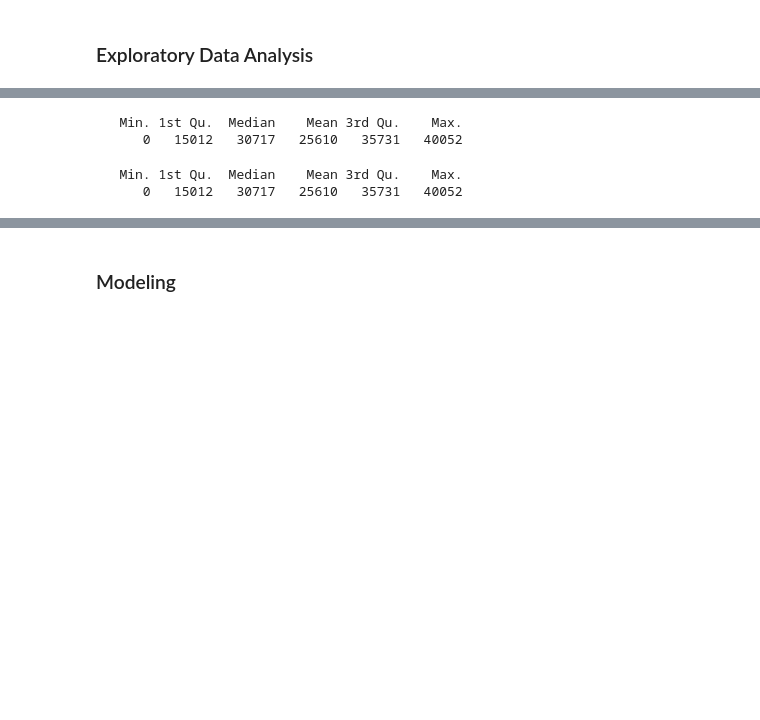
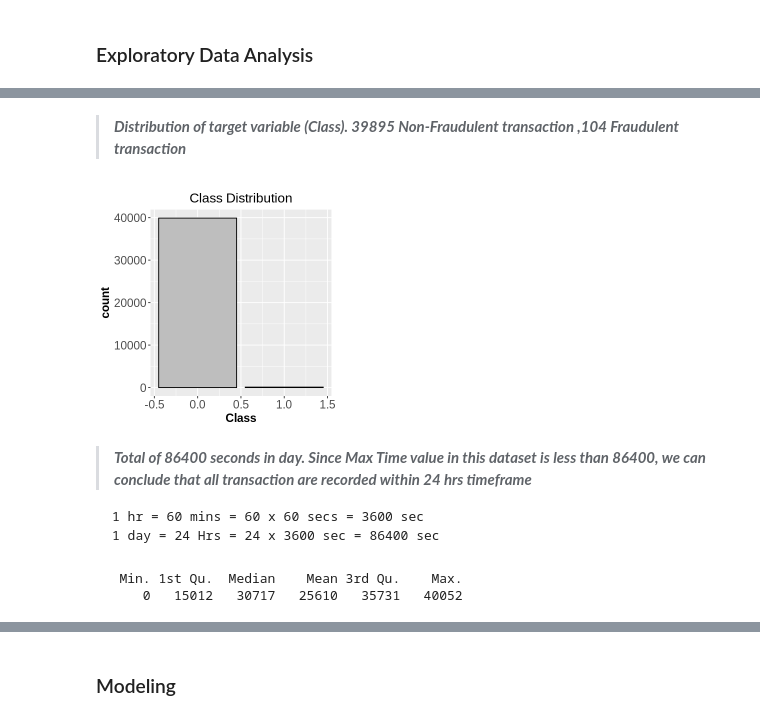
Before and after one commit to nagarajgn01/anomaly-detection-autoencoder-h2o, a Jupyter notebook: Fraud_Detection.ipynb, the cells around one changed output, grey strips where cells are left out. Cells and saved outputs as stored; diff of their text form; code cells hidden in the pictures; blank space fills up the shorter version.

````diff
--- a/Fraud_Detection.ipynb
+++ b/Fraud_Detection.ipynb
@@ -45,4 +68,4 @@ The following object is masked from ‘package:purrr’:
 # %%
-creditcard <- read.csv("creditcard1.csv")
+creditcard <- read.csv("creditcard.csv")
 # %% [markdown]
 ### Exploratory Data Analysis
@@ -54,3 +88,24 @@ creditcard %>% ggplot(aes(x = Class)) + geom_bar(color = "black", fill = "grey")
+# %% [markdown]
+> ***Distribution of target variable (Class).
+39895 Non-Fraudulent transaction ,104 Fraudulent transaction***
+# %%
+options(repr.plot.width=4, repr.plot.height=4)
+creditcard %>% ggplot(aes(x = Class)) +
+  geom_bar(color = "black", fill = "grey") +
+  theme(axis.text=element_text(size=14),
+        axis.title=element_text(size=14,face="bold"),
+        legend.text=element_text(size=14),
+        legend.title=element_text(size=14),
+        plot.title = element_text(size=16,hjust = 0.5)) +
+  ggtitle("Class Distribution")
+# %% [output]
+[figure, added]
+# %% [markdown]
+> ***Total of 86400 seconds in day. Since Max Time value in this dataset is less than 86400, we can conclude that all transaction are recorded within 24 hrs timeframe***
+```
+1 hr = 60 mins = 60 x 60 secs = 3600 sec
+1 day = 24 Hrs = 24 x 3600 sec = 86400 sec
+```
 # %%
 summary(creditcard$Time)
 # %% [output]
@@ -65,5 +113,0 @@ creditcard$Time_day <- ifelse(creditcard$day == "day2", creditcard$Time - 86400,
-# %%
-summary(creditcard[creditcard$day == "day1", ]$Time_day)
-# %% [output]
-   Min. 1st Qu.  Median    Mean 3rd Qu.    Max.
-      0   15012   30717   25610   35731   40052
````
Also changed, not shown: parts of 101 cells of this notebook.
